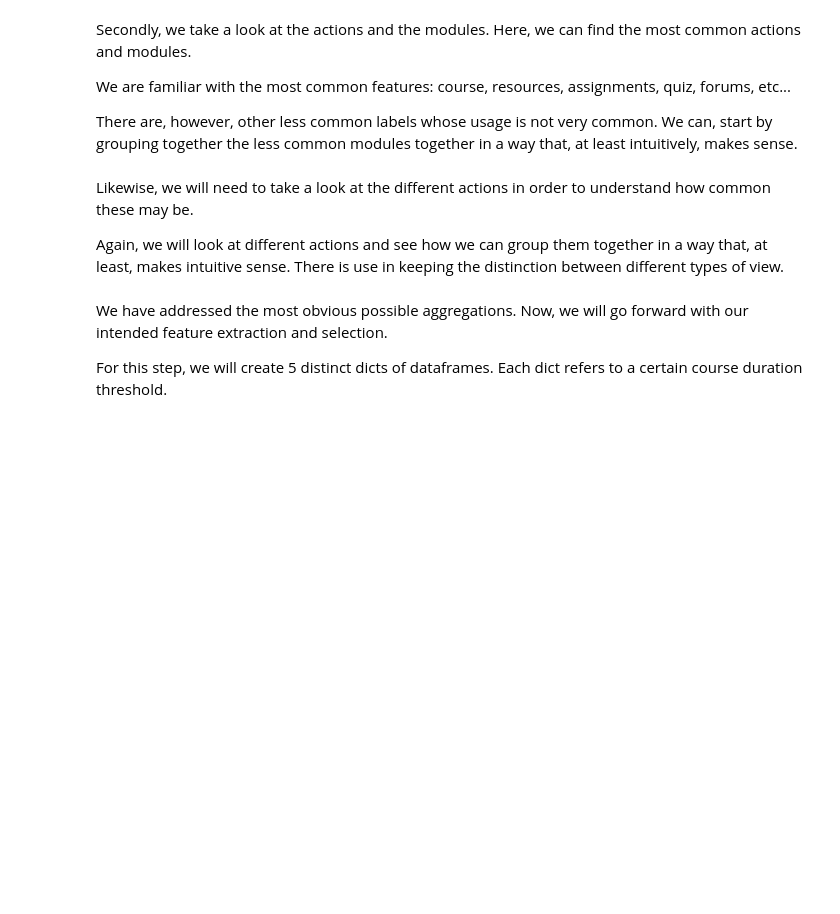
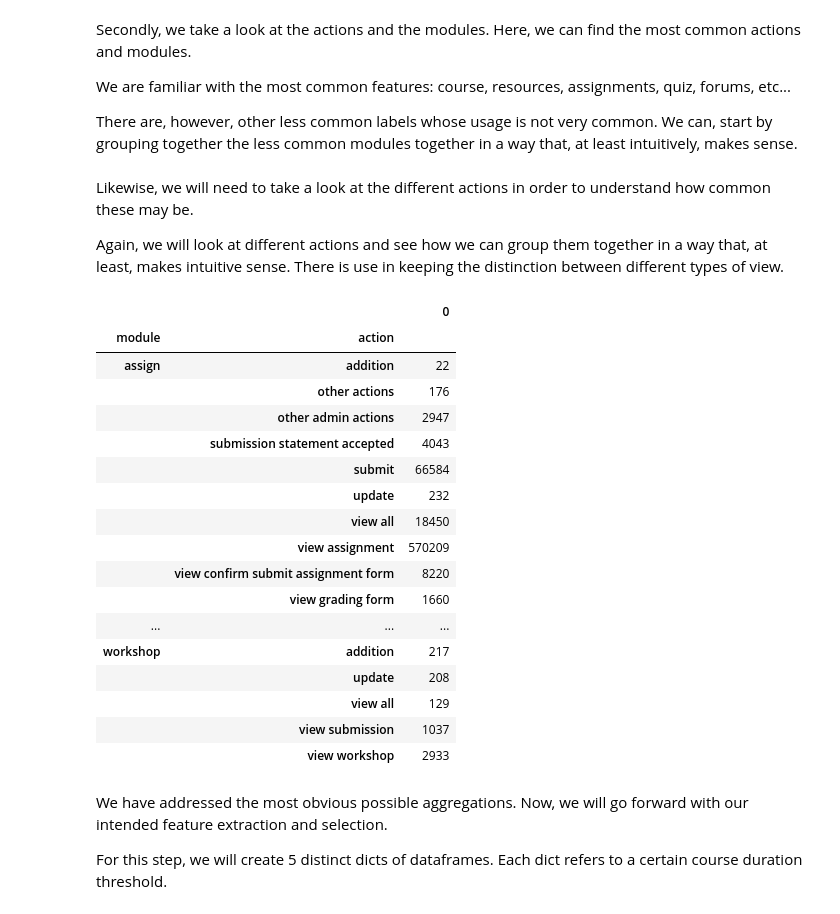
Before and after one commit to RicardoSantos0/timely_accurate_portable, a Jupyter notebook: Notebooks/3.1. Feature Extraction and Feature Engineering - R. González.ipynb, the cells around one changed output. Drawn from its saved outputs; the diff is of its cells as text; code cells hidden in the pictures; blank space fills up the shorter version.

```diff
--- a/Notebooks/3.1. Feature Extraction and Feature Engineering - R. González.ipynb
+++ b/Notebooks/3.1. Feature Extraction and Feature Engineering - R. González.ipynb
@@ -755,8 +755,27 @@ student_logs['action'] = np.where(student_logs['action'].isin(update_related), '
 del update_related, addition, deletion, moderation, messages, other_actions, small_view
 # %%
 #uncomment to verify pairings
-# with pd.option_context('display.max_rows', None,):
-#      display(student_logs.groupby(['action', 'module']).size().to_frame())
+with pd.option_context('display.max_rows', None,):
+     display(student_logs.groupby(['module', 'action']).size().to_frame())
+# %% [output]
+|  |  | 0 |
+| module | action |  |
+| assign | addition | 22 |
+|  | other actions | 176 |
+|  | other admin actions | 2947 |
+|  | submission statement accepted | 4043 |
+|  | submit | 66584 |
+|  | update | 232 |
+|  | view all | 18450 |
+|  | view assignment | 570209 |
+|  | view confirm submit assignment form | 8220 |
+|  | view grading form | 1660 |
+| ... | ... | ... |
+| workshop | addition | 217 |
+|  | update | 208 |
+|  | view all | 129 |
+|  | view submission | 1037 |
+|  | view workshop | 2933 |
 # %% [markdown]
 We have addressed the most obvious possible aggregations. Now, we will go forward with our intended feature extraction and selection.
 
```
Also changed, not shown: parts of 3 cells of this notebook, 6 other files.
